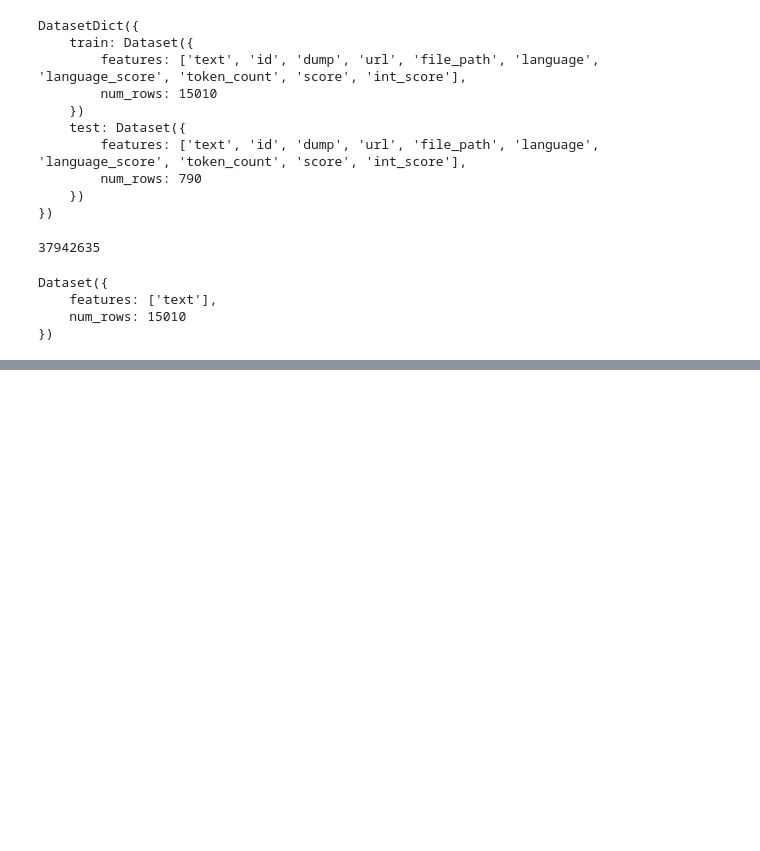
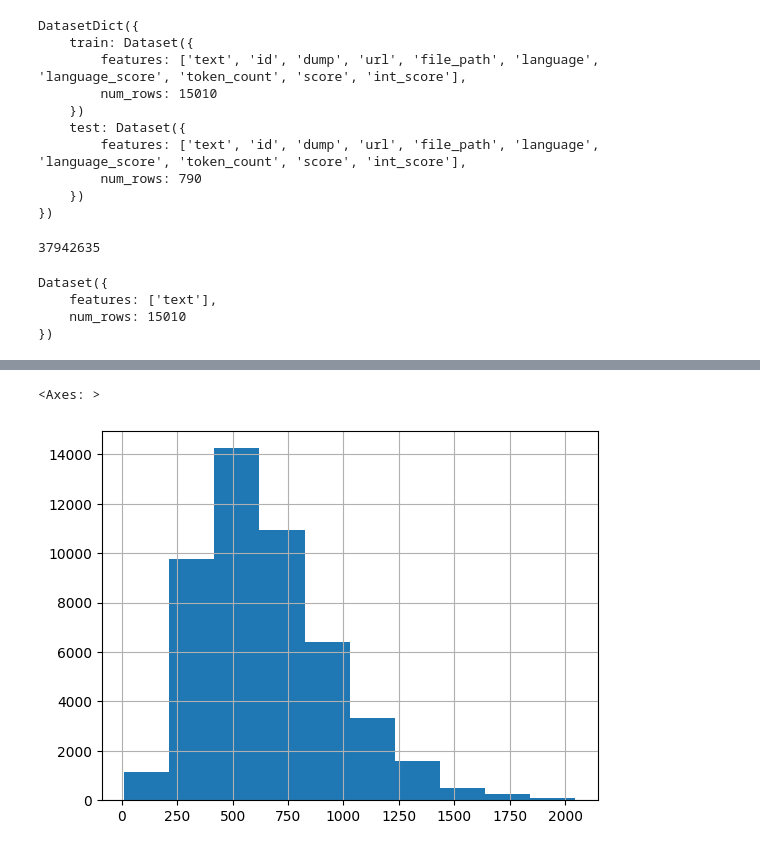
Before and after one commit to JH-lee95/continual-pre-training-rslora, a Jupyter notebook: src/ipynbs/data_preprocessing.ipynb, the cells around one changed output, grey strips where cells are left out. Drawn from its saved outputs; the diff is of its cells as text; code cells hidden in the pictures; blank space fills up the shorter version.

```diff
--- a/src/ipynbs/data_preprocessing.ipynb
+++ b/src/ipynbs/data_preprocessing.ipynb
@@ -239,0 +388,5 @@ Dataset({
+# %%
+df['context'].str.len().hist()
+# %% [output]
+<Axes: >
+[figure, added]
```
Also changed, not shown: parts of 119 cells of this notebook, 3 other files.
